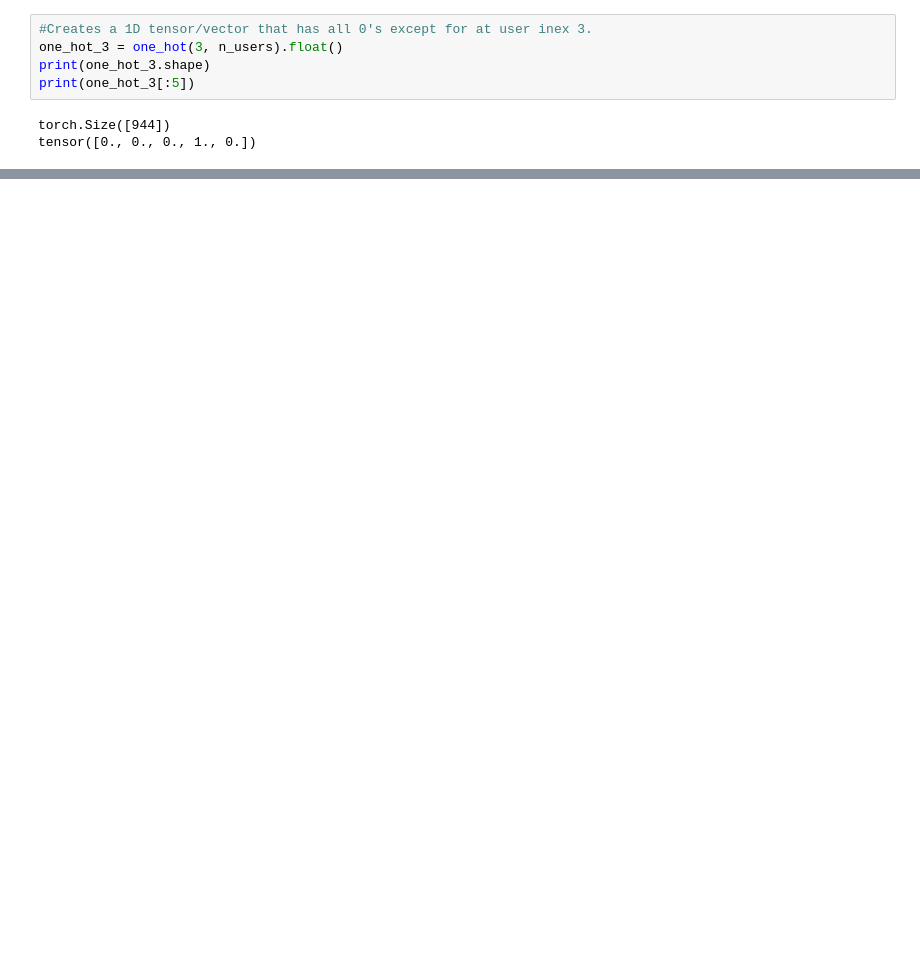
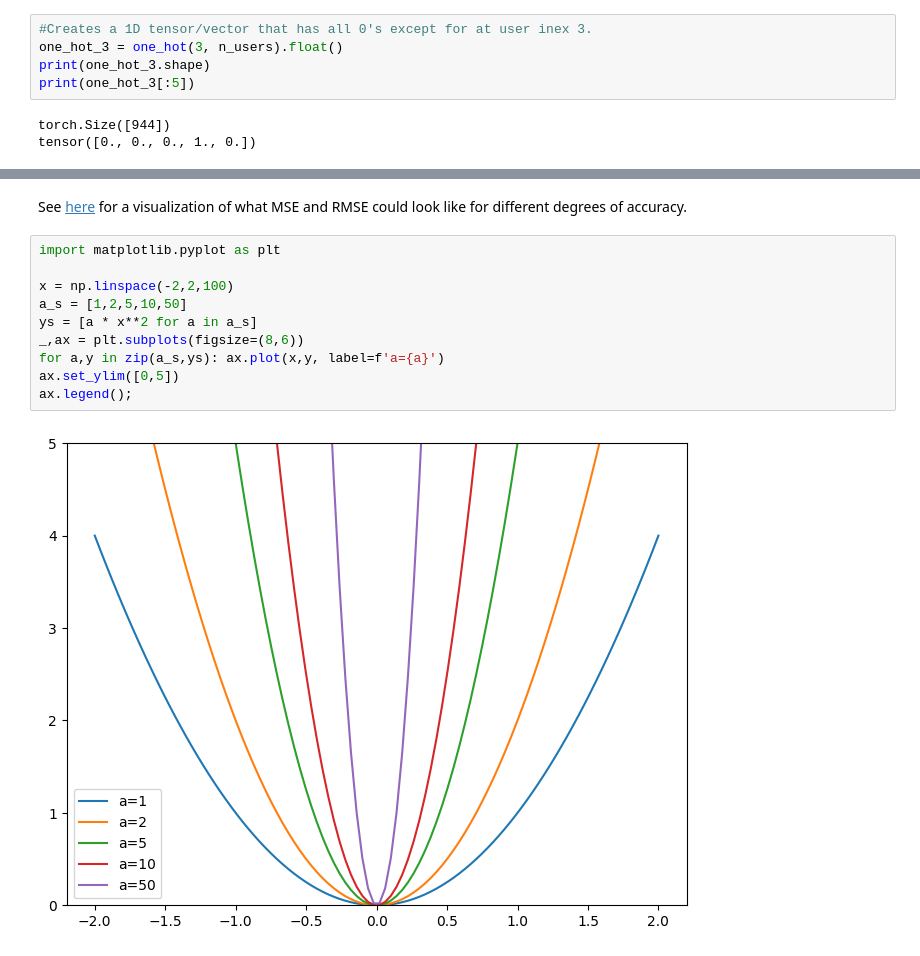
Before and after one commit to jeffreysanglin/collaborative_filtering_practice, a Jupyter notebook: [L6]CollabPractice.ipynb, the cells around one changed output, grey strips where cells are left out. Cells and saved outputs as stored; diff of their text form; blank space fills up the shorter version.

```diff
--- a/[L6]CollabPractice.ipynb
+++ b/[L6]CollabPractice.ipynb
@@ -159,0 +189,14 @@ tensor([ 0.9638, -0.4569,  0.7485, -1.8326,  1.2591])
+# %% [markdown]
+See [here](https://docs.google.com/spreadsheets/d/17SHzVlJwhjQA8XDq8F0mvu42NYM0f1D8wZLMFbmH1BE/edit?gid=1935024619#gid=1935024619) for a visualization of what MSE and RMSE could look like for different degrees of accuracy.
+# %%
+import matplotlib.pyplot as plt
+
+x = np.linspace(-2,2,100)
+a_s = [1,2,5,10,50]
+ys = [a * x**2 for a in a_s]
+_,ax = plt.subplots(figsize=(8,6))
+for a,y in zip(a_s,ys): ax.plot(x,y, label=f'a={a}')
+ax.set_ylim([0,5])
+ax.legend();
+# %% [output]
+[figure, added]
```
Also changed, not shown: parts of 26 cells of this notebook.
